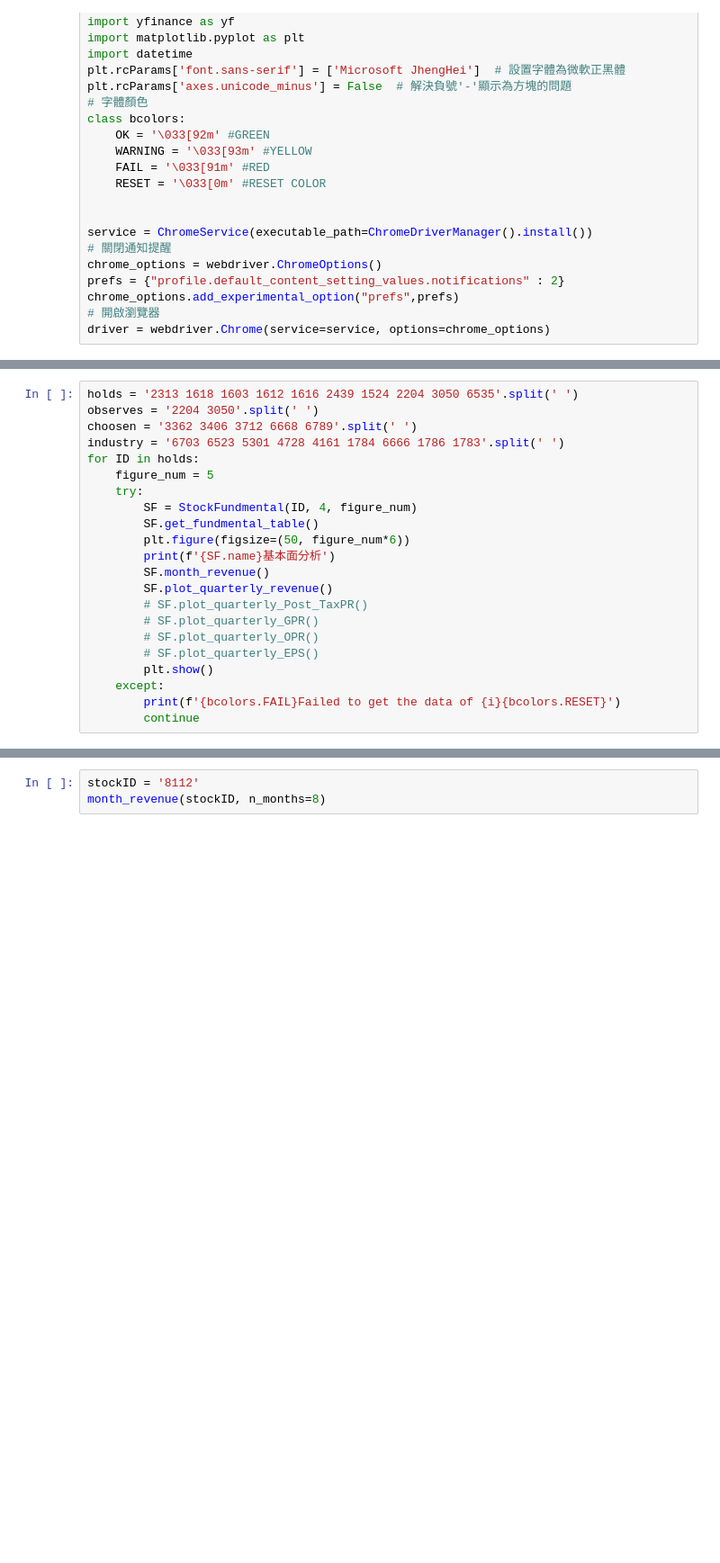
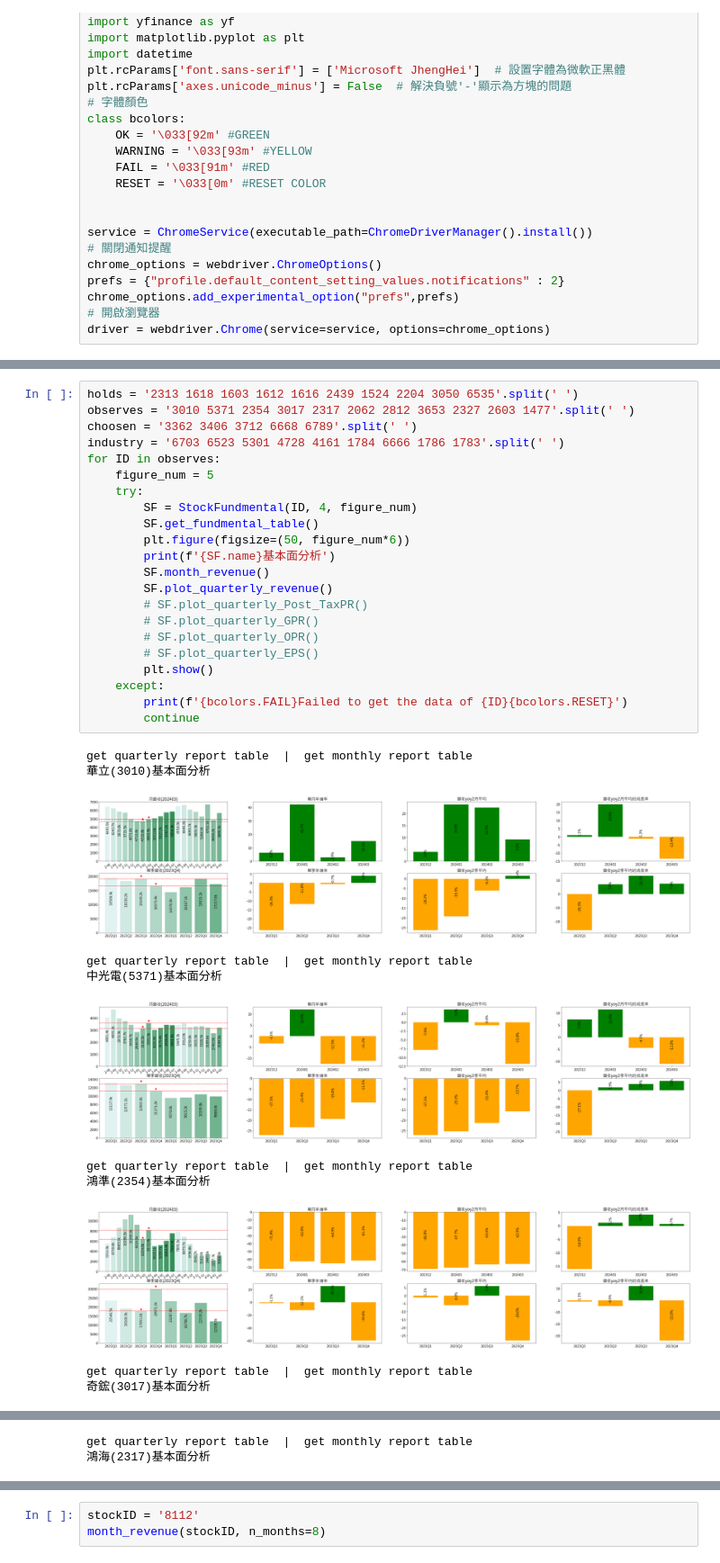
Before and after one commit to johnnyliao0325/Stock_RS_Strategy_Manager, a Jupyter notebook: Stock_RS_rate_analysis/fundamental.ipynb, the cells around one changed output, grey strips where cells are left out. Shown at 90% size. Saved outputs shown, nothing was run; the diff lists cells and outputs as text; blank space fills up the shorter version.

```diff
--- a/Stock_RS_rate_analysis/fundamental.ipynb
+++ b/Stock_RS_rate_analysis/fundamental.ipynb
@@ -393,22 +389,34 @@ plt.show()
 # %%
 holds = '2313 1618 1603 1612 1616 2439 1524 2204 3050 6535'.split(' ')
-observes = '2204 3050'.split(' ')
+observes = '3010 5371 2354 3017 2317 2062 2812 3653 2327 2603 1477'.split(' ')
 choosen = '3362 3406 3712 6668 6789'.split(' ')
 industry = '6703 6523 5301 4728 4161 1784 6666 1786 1783'.split(' ')
-for ID in holds:
+for ID in observes:
     figure_num = 5
     try:
         SF = StockFundmental(ID, 4, figure_num)
         SF.get_fundmental_table()
         plt.figure(figsize=(50, figure_num*6))
         print(f'{SF.name}基本面分析')
         SF.month_revenue()
         SF.plot_quarterly_revenue()
         # SF.plot_quarterly_Post_TaxPR()
         # SF.plot_quarterly_GPR()
         # SF.plot_quarterly_OPR()
         # SF.plot_quarterly_EPS()
         plt.show()
     except:
-        print(f'{bcolors.FAIL}Failed to get the data of {i}{bcolors.RESET}')
+        print(f'{bcolors.FAIL}Failed to get the data of {ID}{bcolors.RESET}')
         continue
+# %% [output]
+get quarterly report table  |  get monthly report table
+華立(3010)基本面分析
+[figure, added]
+get quarterly report table  |  get monthly report table
+中光電(5371)基本面分析
+[figure, added]
+get quarterly report table  |  get monthly report table
+鴻準(2354)基本面分析
+[figure, added]
+get quarterly report table  |  get monthly report table
+奇鋐(3017)基本面分析
@@ -414,0 +424,2 @@ for ID in holds:
+get quarterly report table  |  get monthly report table
+鴻海(2317)基本面分析
```
Also changed, not shown: parts of 2 cells of this notebook, 5 other files.
